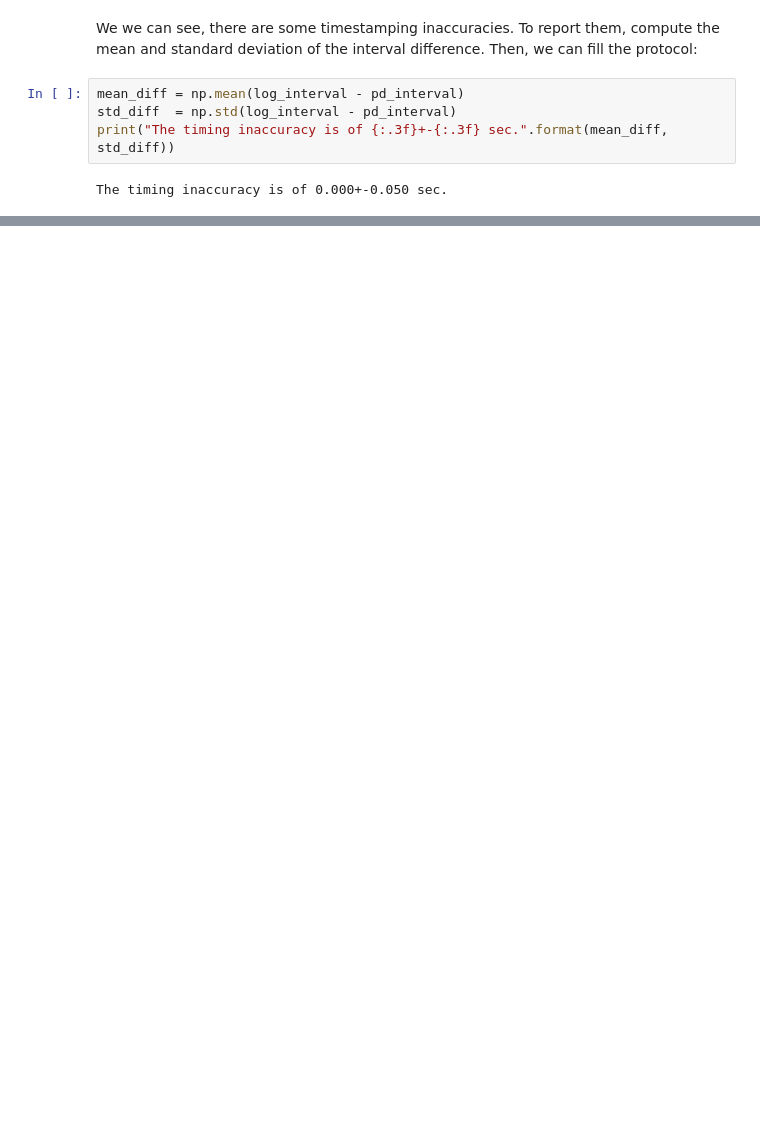
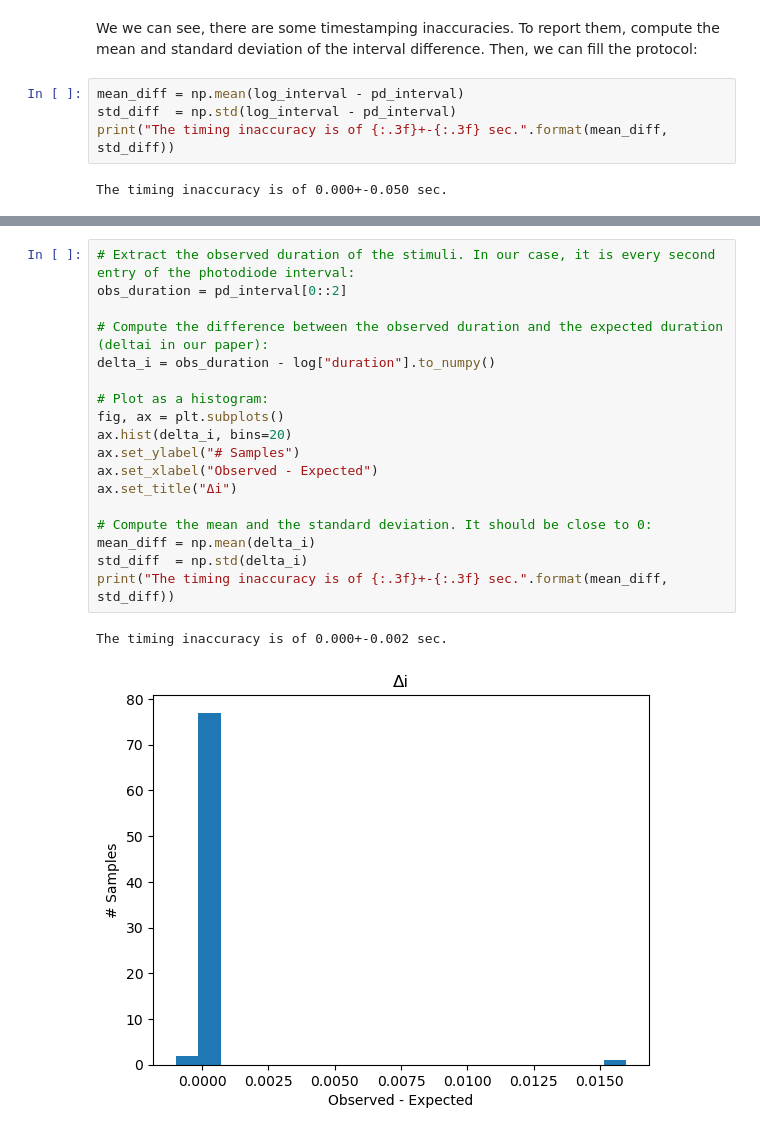
Before and after one commit to Cogitate-consortium/ExperimentTestingFramework, a Jupyter notebook: dummyExperiment/TestingProtocol.ipynb, the cells around one changed output, grey strips where cells are left out. Drawn from its saved outputs; the diff is of its cells as text; blank space fills up the shorter version.

```diff
--- a/dummyExperiment/TestingProtocol.ipynb
+++ b/dummyExperiment/TestingProtocol.ipynb
@@ -273,0 +343,21 @@ The timing inaccuracy is of 0.000+-0.050 sec.
+# %%
+# Extract the observed duration of the stimuli. In our case, it is every second entry of the photodiode interval:
+obs_duration = pd_interval[0::2]
+
+# Compute the difference between the observed duration and the expected duration (deltai in our paper):
+delta_i = obs_duration - log["duration"].to_numpy()
+
+# Plot as a histogram:
+fig, ax = plt.subplots()
+ax.hist(delta_i, bins=20)
+ax.set_ylabel("# Samples")
+ax.set_xlabel("Observed - Expected")
+ax.set_title("Δi")
+
+# Compute the mean and the standard deviation. It should be close to 0:
+mean_diff = np.mean(delta_i)
+std_diff  = np.std(delta_i)
+print("The timing inaccuracy is of {:.3f}+-{:.3f} sec.".format(mean_diff, std_diff))
+# %% [output]
+The timing inaccuracy is of 0.000+-0.002 sec.
+[figure, added]
```
Also changed, not shown: parts of 33 cells of this notebook.
